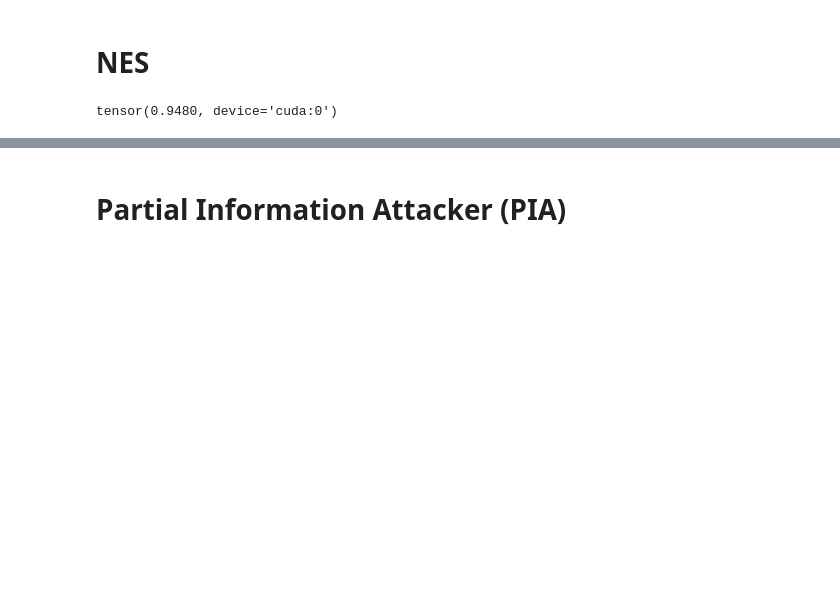
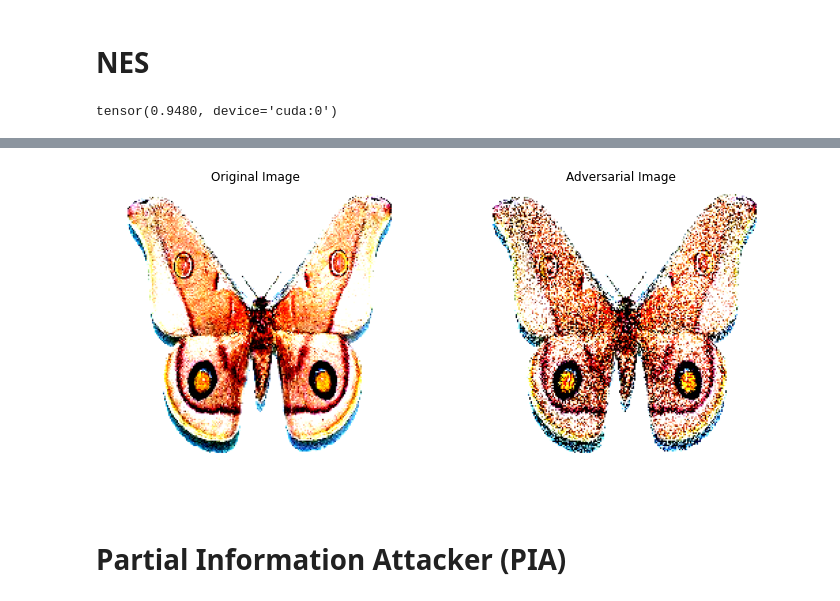
Before and after one commit to AndyZhou952/BlackBoxAttack, a Jupyter notebook: PIA.ipynb, the cells around one changed output, grey strips where cells are left out. Drawn from its saved outputs; the diff is of its cells as text; code cells hidden in the pictures; blank space fills up the shorter version.

```diff
--- a/PIA.ipynb
+++ b/PIA.ipynb
@@ -171,3 +213,18 @@ torch.argmax(model(testset[0][0].unsqueeze(0).to(device)))
+# %%
+plt.figure(figsize=(12, 6))
+plt.subplot(1, 2, 1)
+imshow(testset[1][0])
+plt.title('Original Image')
+plt.axis('off')
+
+plt.subplot(1, 2, 2)
+imshow(fake.detach().cpu().view(testset[0][0].size()))
+plt.title('Adversarial Image')
+plt.axis('off')
+
+plt.show()
+# %% [output]
+[figure, added]
 # %%
 torch.argmax(model(testset[0][0].unsqueeze(0).to(device)))
 model.to('cpu')
```
Also changed, not shown: parts of 5 cells of this notebook.
